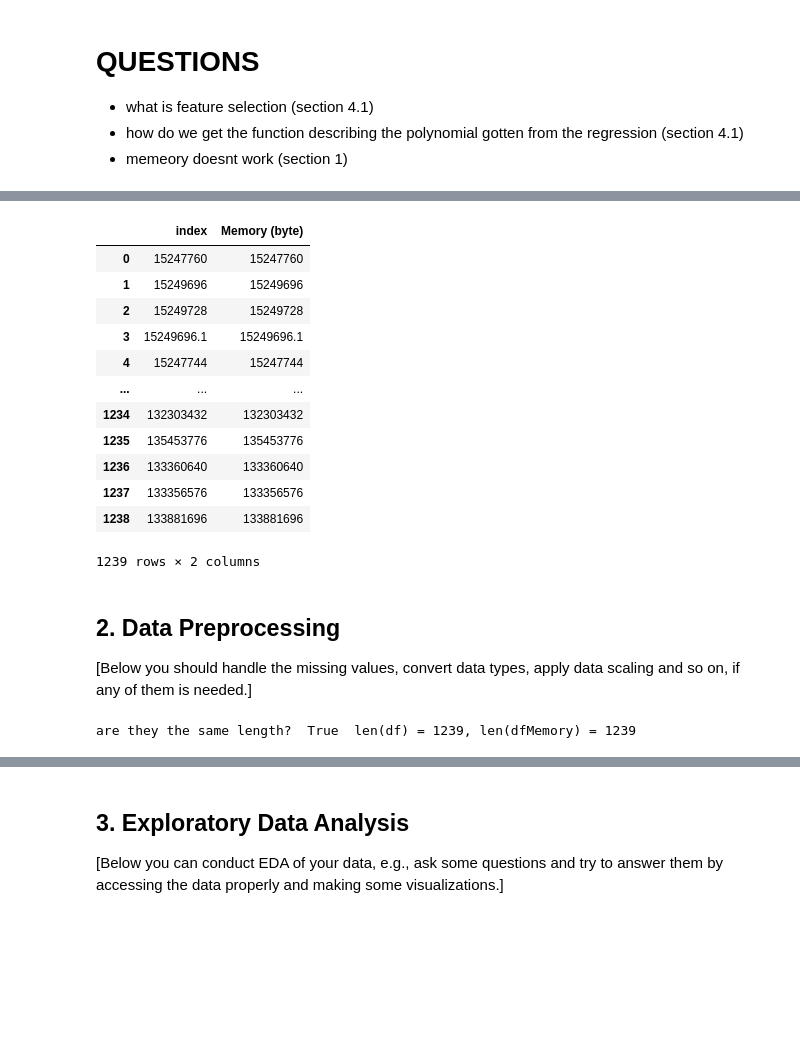
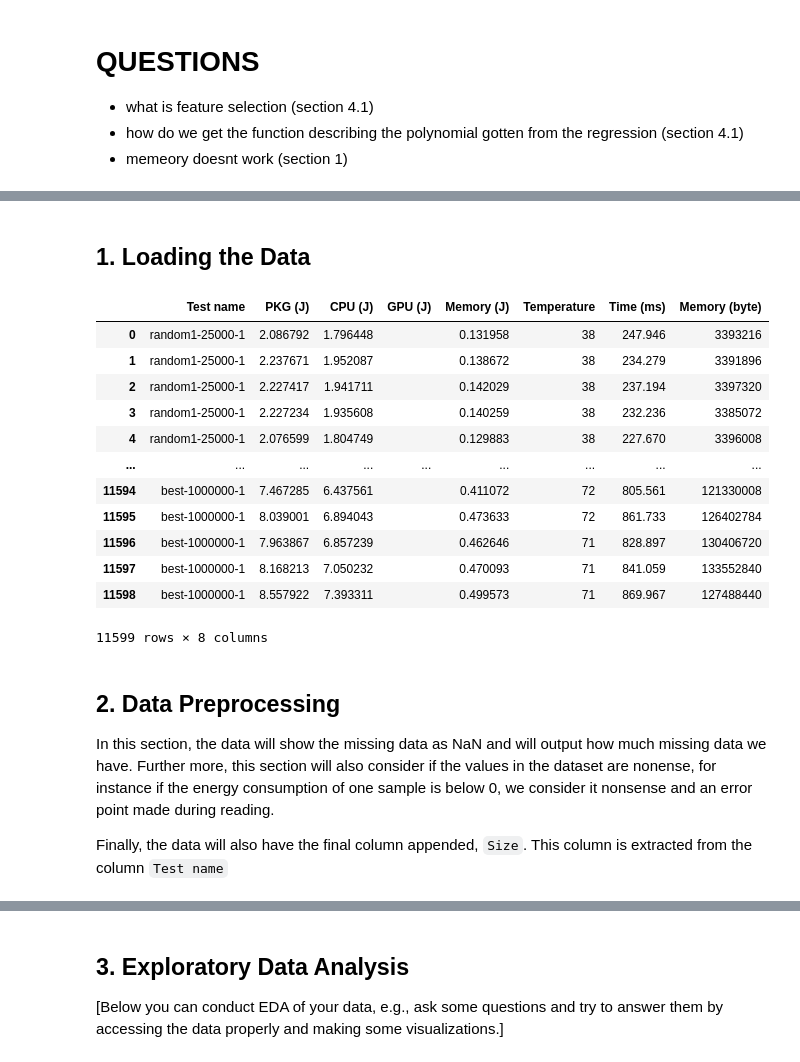
Before and after one commit to hrallil/Data-science-and-visualisation, a Jupyter notebook: Mini project/Group_12_report.ipynb, the cells around one changed output, grey strips where cells are left out. Saved outputs shown, nothing was run; the diff lists cells and outputs as text; code cells hidden in the pictures; blank space fills up the shorter version.

```diff
--- a/Mini project/Group_12_report.ipynb
+++ b/Mini project/Group_12_report.ipynb
@@ -64,35 +62,46 @@ import numpy as np
+# %% [markdown]
+## 1. Loading the Data
 # %%
-df = pd.read_csv("data/quickSort-PC27.csv") #dummy data
+df = pd.read_csv("data/mergeSort-PC16.csv")
 df.columns=["Test name","PKG (J)","CPU (J)","GPU (J)","Memory (J)","Temperature","Time (ms)"]
+l = []
+dfMemory = pd.DataFrame(l.append(i) for i in range(11600))
+dfMemory = pd.read_csv("data/MergeSortMemory-PC16.csv") #What in the fuck 15249696.1 ?
 
-dfMemory = pd.read_csv("data/QuickSortMemory-PC#_Edit.csv") #What in the fuck 15249696.1 ?
 
 dfMemory = dfMemory.transpose()
 
 dfMemory["Memory (byte)"] = dfMemory.index
 
-dfMemory.reset_index()
+dfMemory = dfMemory.reset_index()
+l = []
+for i in range(len(dfMemory["Memory (byte)"])):
+    l.append(int(float(dfMemory["Memory (byte)"][i])))
+
+l
+df["Memory (byte)"] = l
+
+
+df
 # %% [output]
-|  | index | Memory (byte) |
-| 0 | 15247760 | 15247760 |
-| 1 | 15249696 | 15249696 |
-| 2 | 15249728 | 15249728 |
-| 3 | 15249696.1 | 15249696.1 |
-| 4 | 15247744 | 15247744 |
-| ... | ... | ... |
-| 1234 | 132303432 | 132303432 |
-| 1235 | 135453776 | 135453776 |
-| 1236 | 133360640 | 133360640 |
-| 1237 | 133356576 | 133356576 |
-| 1238 | 133881696 | 133881696 |
+|  | Test name | PKG (J) | CPU (J) | GPU (J) | Memory (J) | Temperature | Time (ms) | Memory (byte) |
+| 0 | random1-25000-1 | 2.086792 | 1.796448 |  | 0.131958 | 38 | 247.946 | 3393216 |
+| 1 | random1-25000-1 | 2.237671 | 1.952087 |  | 0.138672 | 38 | 234.279 | 3391896 |
+| 2 | random1-25000-1 | 2.227417 | 1.941711 |  | 0.142029 | 38 | 237.194 | 3397320 |
+| 3 | random1-25000-1 | 2.227234 | 1.935608 |  | 0.140259 | 38 | 232.236 | 3385072 |
+| 4 | random1-25000-1 | 2.076599 | 1.804749 |  | 0.129883 | 38 | 227.670 | 3396008 |
+| ... | ... | ... | ... | ... | ... | ... | ... | ... |
+| 11594 | best-1000000-1 | 7.467285 | 6.437561 |  | 0.411072 | 72 | 805.561 | 121330008 |
+| 11595 | best-1000000-1 | 8.039001 | 6.894043 |  | 0.473633 | 72 | 861.733 | 126402784 |
+| 11596 | best-1000000-1 | 7.963867 | 6.857239 |  | 0.462646 | 71 | 828.897 | 130406720 |
+| 11597 | best-1000000-1 | 8.168213 | 7.050232 |  | 0.470093 | 71 | 841.059 | 133552840 |
+| 11598 | best-1000000-1 | 8.557922 | 7.393311 |  | 0.499573 | 71 | 869.967 | 127488440 |
-1239 rows × 2 columns
+11599 rows × 8 columns
-# %% [markdown]
-## 2. Data Preprocessing
-
-[Below you should handle the missing values, convert data types, apply data scaling and so on, if any of them is needed.]
-# %%
-df["Memory (byte)"] = dfMemory["Memory (byte)"]
-print("are they the same length? ", len(df) == len(dfMemory), f" len(df) = {len(df)}, len(dfMemory) = {len(dfMemory)}")
-# %% [output]
-are they the same length?  True  len(df) = 1239, len(dfMemory) = 1239
+# %% [markdown]
+## 2. Data Preprocessing
+
+In this section, the data will show the missing data as NaN and will output how much missing data we have.
+Further more, this section will also consider if the values in the dataset are nonense, for instance if the energy consumption of one sample is below 0, we consider it nonsense and an error point made during reading.
+
+Finally, the data will also have the final column appended, ``Size``. This column is extracted from the column ``Test name``
 # %%
```
Also changed, not shown: parts of 27 cells of this notebook, 6 other files.
